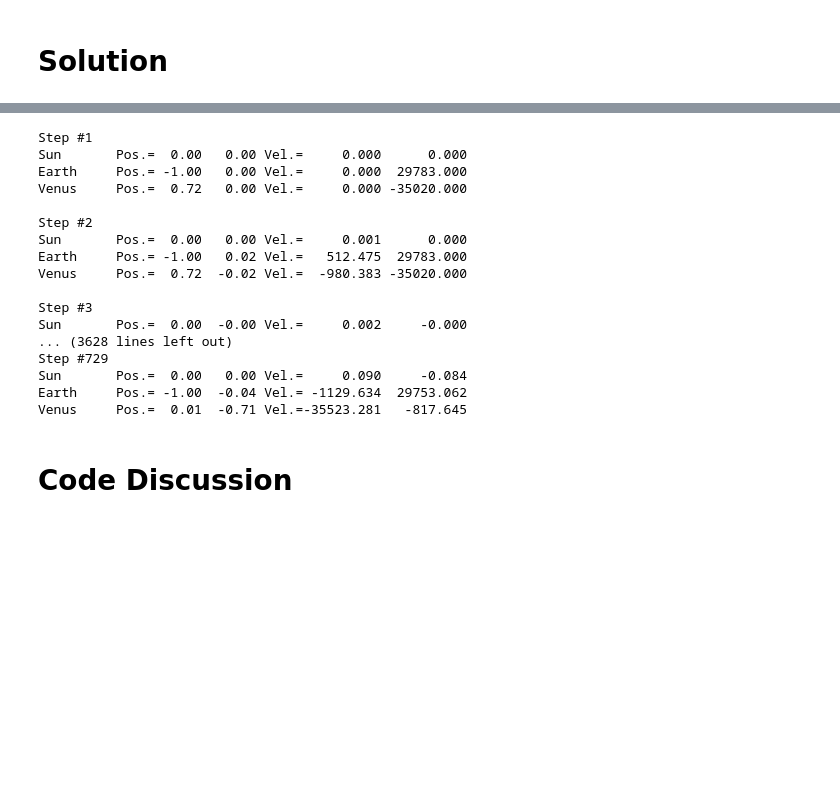
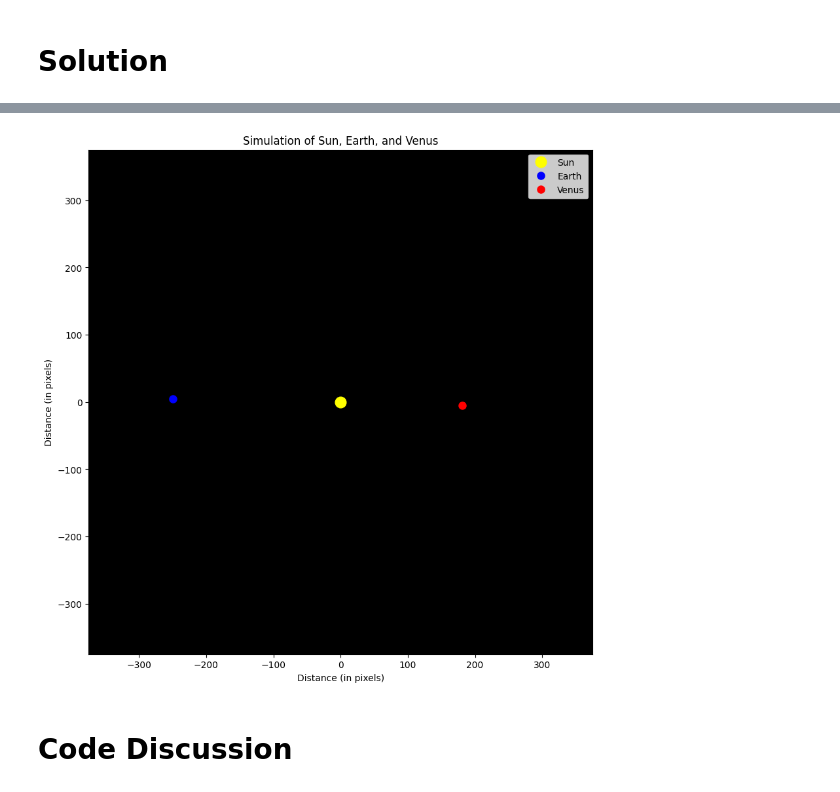
Before and after one commit to gavinvsb/data-science-topics, a Jupyter notebook: simulation/simulating-planetary-orbits.ipynb, the cells around one changed output, grey strips where cells are left out. Saved outputs shown, nothing was run; the diff lists cells and outputs as text; code cells hidden in the pictures; blank space fills up the shorter version.

```diff
--- a/simulation/simulating-planetary-orbits.ipynb
+++ b/simulation/simulating-planetary-orbits.ipynb
@@ -83,13 +132,8 @@ class Body(Turtle):
 # %%
-def update_info(step, bodies):
-    """(int, [Body])
-
-    Displays information about the status of the simulation.
-    """
-    print('Step #{}'.format(step))
-    for body in bodies:
-        s = '{:<8}  Pos.={:>6.2f} {:>6.2f} Vel.={:>10.3f} {:>10.3f}'.format(
-            body.name, body.px/AU, body.py/AU, body.vx, body.vy)
-        print(s)
-    print()
+# Create planetary bodies
+sun = Body('Sun', 1.98892e30, 0, 0, 0, 0, 'yellow')
+earth = Body('Earth', 5.9742e24, -1 * AU, 0, 0, 29.783e3, 'blue')
+venus = Body('Venus', 4.8685e24, 0.723 * AU, 0, 0, -35.02e3, 'red')
+# Venus parameters taken from
+# http://nssdc.gsfc.nasa.gov/planetary/factsheet/venusfact.html
 # %%
@@ -139,44 +142,34 @@ def loop(bodies):
 # %%
-sun = Body()
-sun.name = 'Sun'
-sun.mass = 1.98892 * 10**30
-sun.pencolor('yellow')
+# Set up the plot
+fig, ax = plt.subplots(figsize=(10, 10))
+ax.set_xlim(-1.5 * SCALE * AU, 1.5 * SCALE * AU)
+ax.set_ylim(-1.5 * SCALE * AU, 1.5 * SCALE * AU)
+ax.set_aspect('equal')
+ax.set_facecolor('black')
 
-earth = Body()
-earth.name = 'Earth'
-earth.mass = 5.9742 * 10**24
-earth.px = -1*AU
-earth.vy = 29.783 * 1000            # 29.783 km/sec
-earth.pencolor('blue')
+# Plot the initial positions of the bodies
+sun_dot, = ax.plot([], [], 'o', color=sun.color, markersize=12, label=sun.name)
+earth_dot, = ax.plot([], [], 'o', color=earth.color, markersize=8, label=earth.name)
+venus_dot, = ax.plot([], [], 'o', color=venus.color, markersize=8, label=venus.name)
 
-# Venus parameters taken from
-# http://nssdc.gsfc.nasa.gov/planetary/factsheet/venusfact.html
-venus = Body()
-venus.name = 'Venus'
-venus.mass = 4.8685 * 10**24
-venus.px = 0.723 * AU
-venus.vy = -35.02 * 1000
-venus.pencolor('red')
+# Animation update function
+def update(frame):
+    sun_dot.set_data(sun.positions[frame][0], sun.positions[frame][1])
+    earth_dot.set_data(earth.positions[frame][0], earth.positions[frame][1])
+    venus_dot.set_data(venus.positions[frame][0], venus.positions[frame][1])
+    return sun_dot, earth_dot, venus_dot
 
-loop([sun, earth, venus])
+# Create an animation
+ani = animation.FuncAnimation(fig, update, frames=len(sun.positions), interval=50, blit=True)
+
+# Show the plot
+plt.title('Simulation of Sun, Earth, and Venus')
+plt.xlabel('Distance (in pixels)')
+plt.ylabel('Distance (in pixels)')
+plt.legend()
+plt.show()
 # %% [output]
-Step #1
-Sun       Pos.=  0.00   0.00 Vel.=     0.000      0.000
-Earth     Pos.= -1.00   0.00 Vel.=     0.000  29783.000
-Venus     Pos.=  0.72   0.00 Vel.=     0.000 -35020.000
-
-Step #2
-Sun       Pos.=  0.00   0.00 Vel.=     0.001      0.000
-Earth     Pos.= -1.00   0.02 Vel.=   512.475  29783.000
-Venus     Pos.=  0.72  -0.02 Vel.=  -980.383 -35020.000
-
-Step #3
-Sun       Pos.=  0.00  -0.00 Vel.=     0.002     -0.000
-... (3628 lines left out)
-Step #729
-Sun       Pos.=  0.00   0.00 Vel.=     0.090     -0.084
-Earth     Pos.= -1.00  -0.04 Vel.= -1129.634  29753.062
-Venus     Pos.=  0.01  -0.71 Vel.=-35523.281   -817.645
+[figure, added]
 # %% [markdown]
 # Code Discussion
 # %% [markdown]
```
Also changed, not shown: parts of 7 cells of this notebook.
